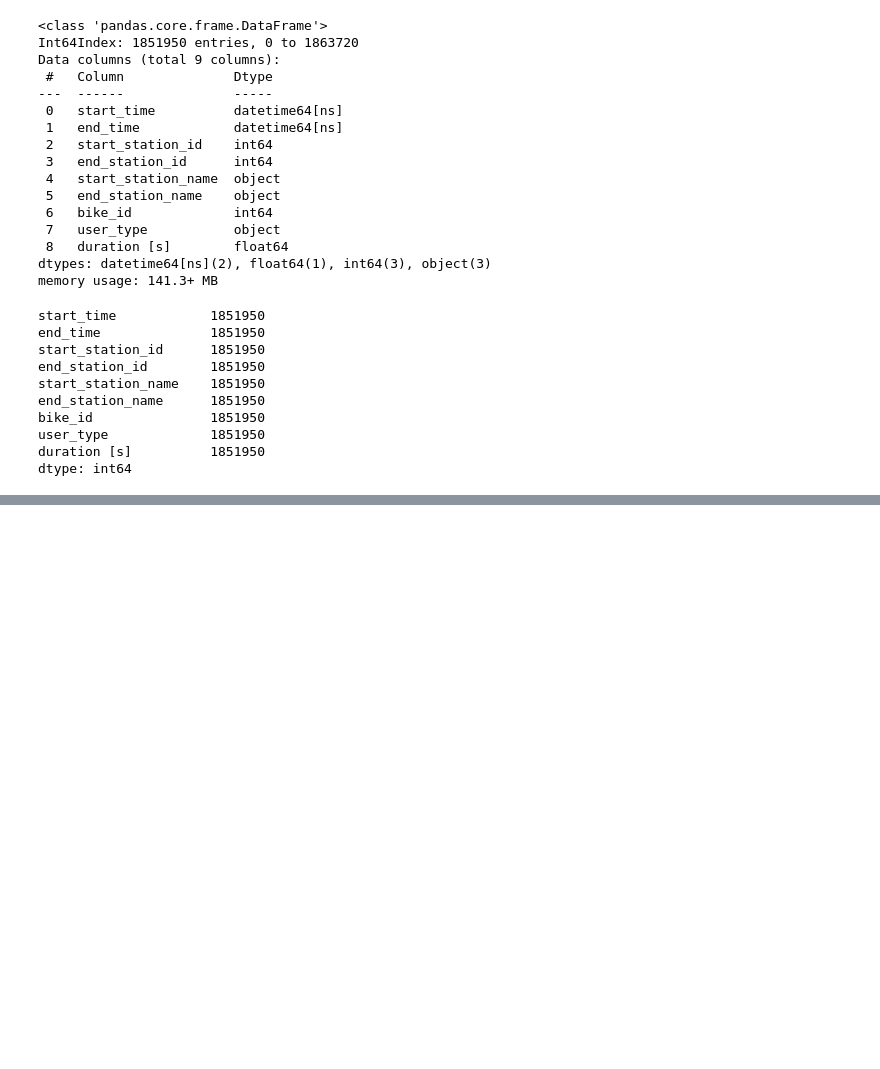
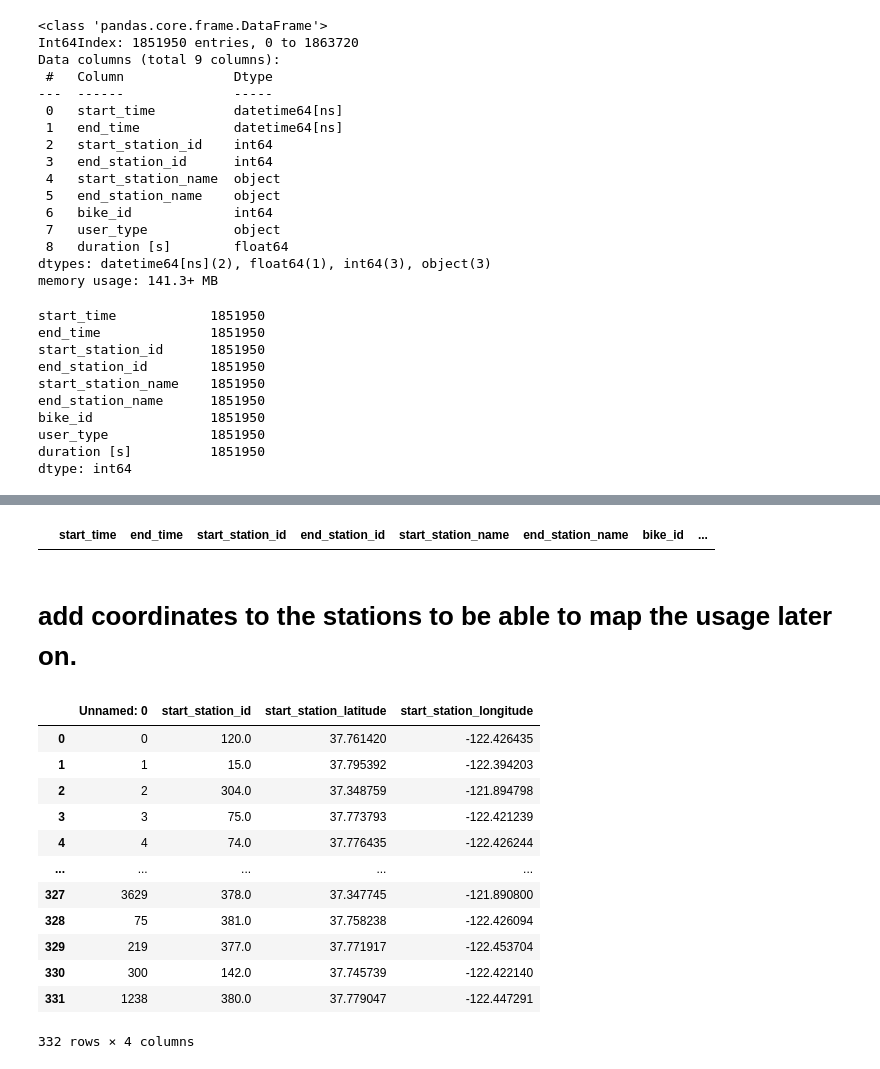
Before and after one commit to yhsiang25/DSMLRakete, a Jupyter notebook: DataExploration (Hsiang)/DataExploration.ipynb, the cells around one changed output, grey strips where cells are left out. Saved outputs shown, nothing was run; the diff lists cells and outputs as text; code cells hidden in the pictures; blank space fills up the shorter version.

Commit message:
complete with all station IDs

```diff
--- a/DataExploration (Hsiang)/DataExploration.ipynb
+++ b/DataExploration (Hsiang)/DataExploration.ipynb
@@ -1172,0 +893,33 @@ allid_2018.to_csv("allid_2018.csv")
+# %%
+#check if there are any station with upper case (special events)
+
+sf18_workshop = sf18[(sf18["start_station_name"].str[0:].str.isupper()) | (sf18["end_station_name"].str[0:].str.isupper())]
+
+sf18_workshop
+# %% [output]
+|  | start_time | end_time | start_station_id | end_station_id | start_station_name | end_station_name | bike_id | ... |
+# %% [markdown]
+<H1>add coordinates to the stations to be able to map the usage later on.</H1>
+# %%
+#sf19 = pd.read_csv("201905-baywheels-tripdata.csv")
+#sf19 = pd.read_csv("201812-fordgobike-tripdata.csv")
+#id18 = pd.read_csv("allid_2018.csv")
+
+start_coordinate = pd.read_csv("start_coordinate_2018.csv")
+end_coordinate = pd.read_csv("end_coordinate_2018.csv")
+# %%
+start_coordinate
+# %% [output]
+|  | Unnamed: 0 | start_station_id | start_station_latitude | start_station_longitude |
+| 0 | 0 | 120.0 | 37.761420 | -122.426435 |
+| 1 | 1 | 15.0 | 37.795392 | -122.394203 |
+| 2 | 2 | 304.0 | 37.348759 | -121.894798 |
+| 3 | 3 | 75.0 | 37.773793 | -122.421239 |
+| 4 | 4 | 74.0 | 37.776435 | -122.426244 |
+| ... | ... | ... | ... | ... |
+| 327 | 3629 | 378.0 | 37.347745 | -121.890800 |
+| 328 | 75 | 381.0 | 37.758238 | -122.426094 |
+| 329 | 219 | 377.0 | 37.771917 | -122.453704 |
+| 330 | 300 | 142.0 | 37.745739 | -122.422140 |
+| 331 | 1238 | 380.0 | 37.779047 | -122.447291 |
+332 rows × 4 columns
```
Also changed, not shown: parts of 84 cells of this notebook, 1 other file.
